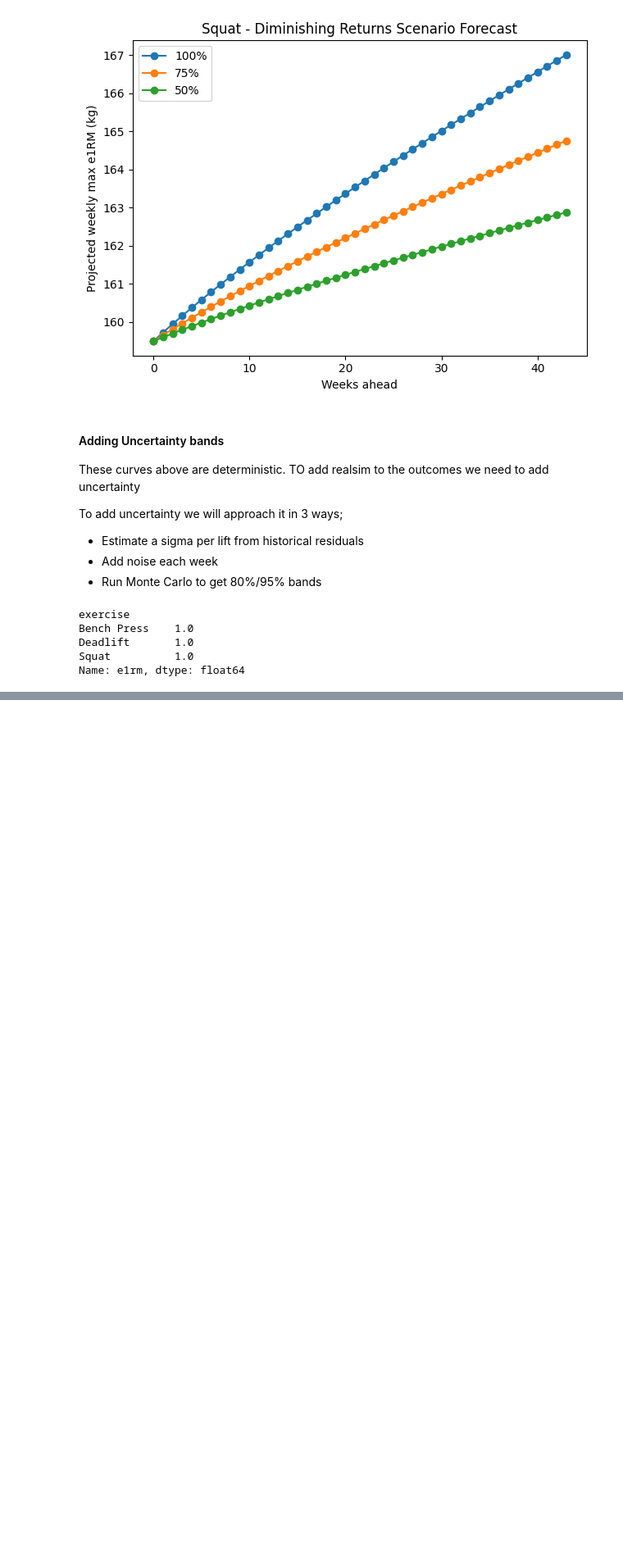
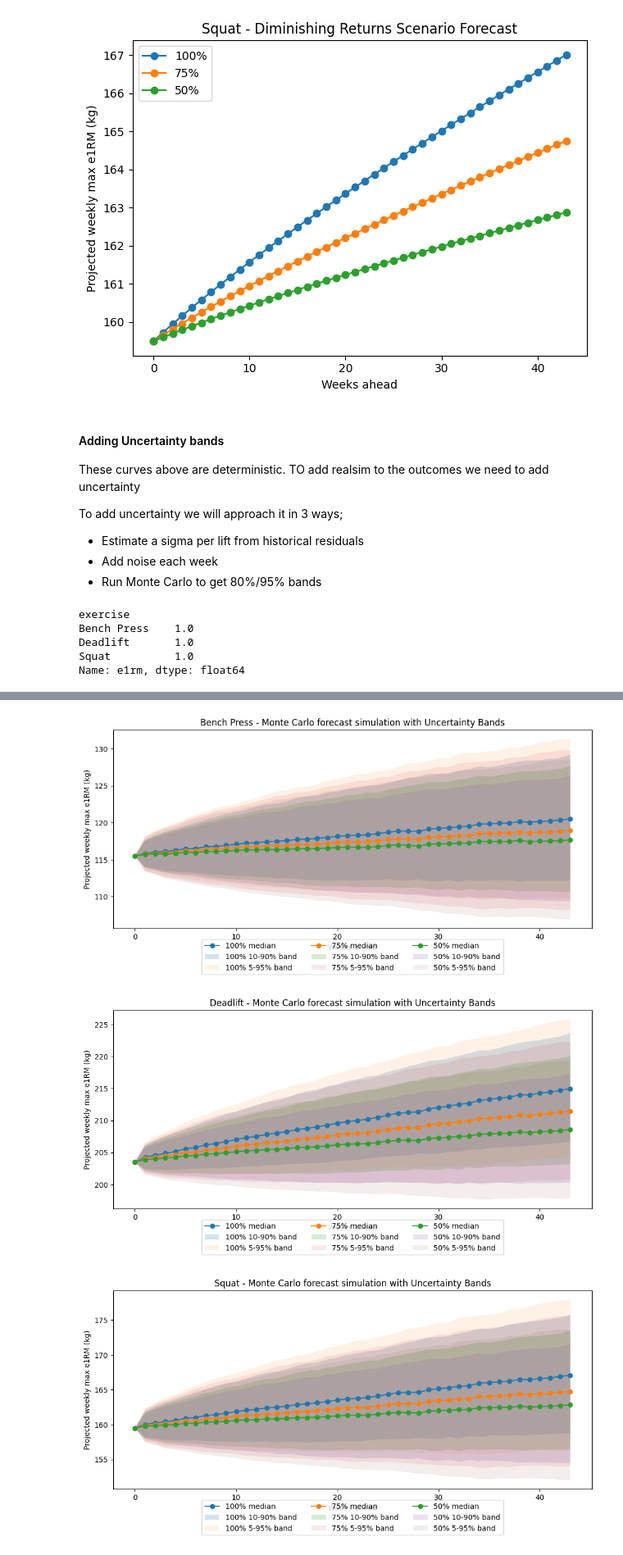
Before and after one commit to somystacks/Strength-progression-forecast, a Jupyter notebook: notebooks/01_weekly_e1rm_explore.ipynb, the cells around one changed output, grey strips where cells are left out. Shown at 82% size. Saved outputs shown, nothing was run; the diff lists cells and outputs as text; code cells hidden in the pictures; blank space fills up the shorter version.

Commit message:
Phase 5: Monte Carlo Uncertainty bands with per-lift forecast tables

```diff
--- a/notebooks/01_weekly_e1rm_explore.ipynb
+++ b/notebooks/01_weekly_e1rm_explore.ipynb
@@ -493,0 +587,34 @@ Name: e1rm, dtype: float64
+# %%
+# Plot uncertainty bands
+
+for exercise in bands_df["exercise"].unique():
+    plt.figure(figsize=(10, 6))  # Increased figure size for better spacing
+
+    for scenario in ["100%", "75%", "50%"]:
+        b = bands_df[(bands_df["exercise"] == exercise) &
+                     (bands_df["scenario"] == scenario)
+        ].sort_values("week_idx")
+
+        plt.plot(b["week_idx"], b["p50"], marker="o", label=f"{scenario} median")
+        plt.fill_between(b["week_idx"], b["p10"], b["p90"], alpha=0.2, label=f"{scenario} 10-90% band")
+        plt.fill_between(b["week_idx"], b["p5"], b["p95"], alpha=0.1, label=f"{scenario} 5-95% band")
+
+    plt.title(f"{exercise} - Monte Carlo forecast simulation with Uncertainty Bands")
+    plt.xlabel("Weeks ahead")
+    plt.ylabel("Projected weekly max e1RM (kg)")
+
+    # Move legend below the x-axis
+    plt.legend(
+        loc='lower center',
+        bbox_to_anchor=(0.5, -0.25),  # Adjust vertical position as needed
+        ncol=3,  # Arrange legend items in 3 columns
+        frameon=True
+    )
+
+    # Reserve space for the legend
+    plt.tight_layout(rect=[0, 0.1, 1, 1])  # Leave 10% space at bottom
+    plt.show()
+# %% [output]
+[figure, added]
+[figure, added]
+[figure, added]
```
Also changed, not shown: parts of 13 cells of this notebook, 1 other file.
